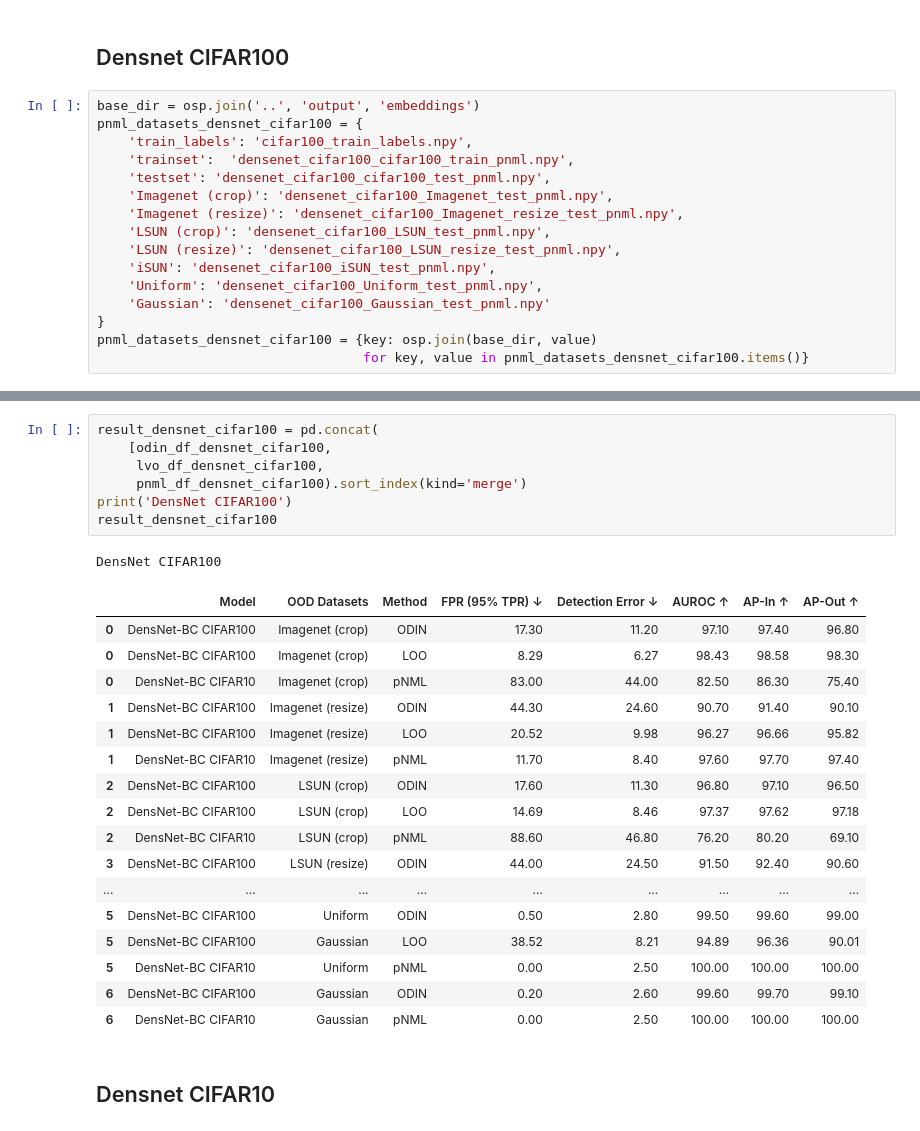
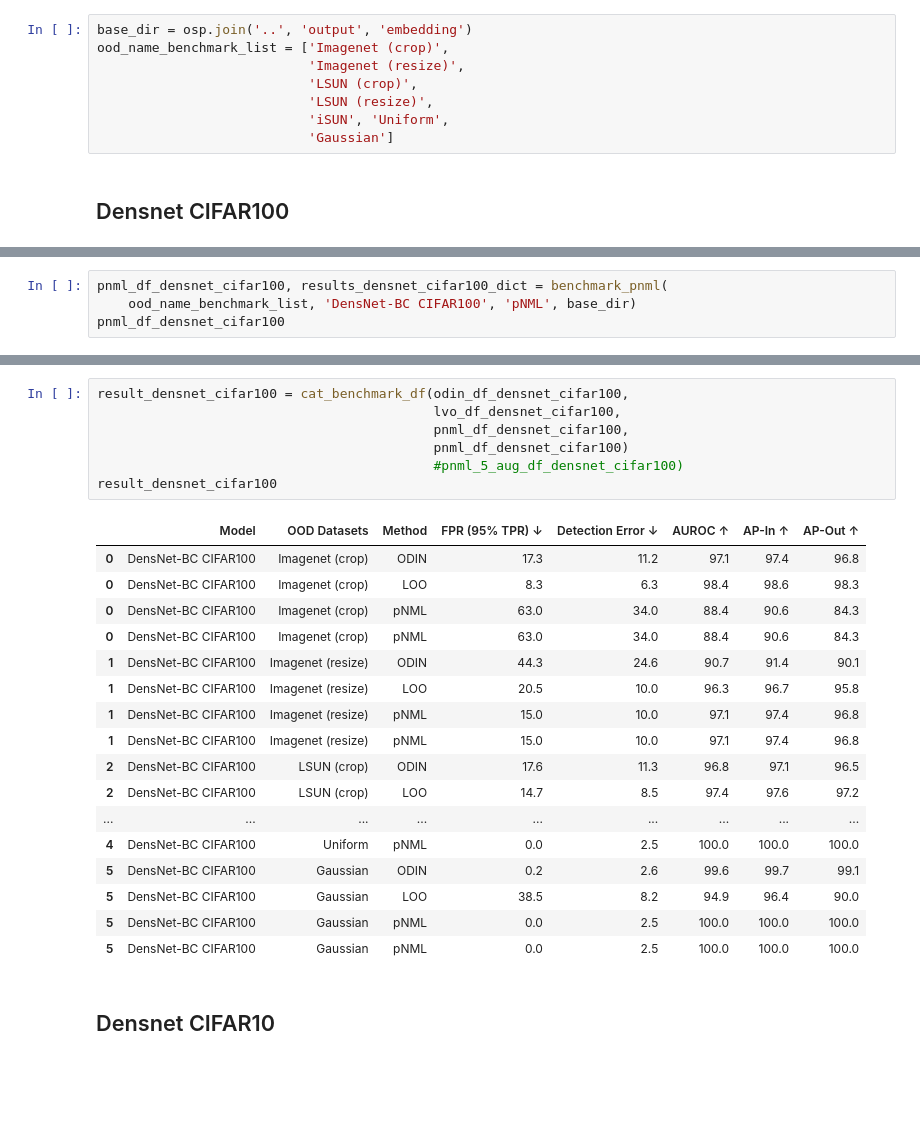
Before and after one commit to kobybibas/pnml_ood_detection, a Jupyter notebook: notebooks/embedding.ipynb, the cells around one changed output, grey strips where cells are left out. Drawn from its saved outputs; the diff is of its cells as text; blank space fills up the shorter version.

Commit message:
both pnml with one class and two classes

```diff
--- a/notebooks/embedding.ipynb
+++ b/notebooks/embedding.ipynb
@@ -22,19 +22,11 @@ from benchmark_utilities import lvo_df_densnet_cifar10, lvo_df_densnet_cifar100,
 plt = single_column_plt_params(plt)
+# %%
+base_dir = osp.join('..', 'output', 'embedding')
+ood_name_benchmark_list = ['Imagenet (crop)',
+                           'Imagenet (resize)',
+                           'LSUN (crop)',
+                           'LSUN (resize)',
+                           'iSUN', 'Uniform',
+                           'Gaussian']
 # %% [markdown]
 ## Densnet CIFAR100
-# %%
-base_dir = osp.join('..', 'output', 'embeddings')
-pnml_datasets_densnet_cifar100 = {
-    'train_labels': 'cifar100_train_labels.npy',
-    'trainset':  'densenet_cifar100_cifar100_train_pnml.npy',
-    'testset': 'densenet_cifar100_cifar100_test_pnml.npy',
-    'Imagenet (crop)': 'densenet_cifar100_Imagenet_test_pnml.npy',
-    'Imagenet (resize)': 'densenet_cifar100_Imagenet_resize_test_pnml.npy',
-    'LSUN (crop)': 'densenet_cifar100_LSUN_test_pnml.npy',
-    'LSUN (resize)': 'densenet_cifar100_LSUN_resize_test_pnml.npy',
-    'iSUN': 'densenet_cifar100_iSUN_test_pnml.npy',
-    'Uniform': 'densenet_cifar100_Uniform_test_pnml.npy',
-    'Gaussian': 'densenet_cifar100_Gaussian_test_pnml.npy'
-}
-pnml_datasets_densnet_cifar100 = {key: osp.join(base_dir, value)
-                                  for key, value in pnml_datasets_densnet_cifar100.items()}
@@ -102,0 +40,4 @@ pNML DensNet CIFAR100
+# %%
+pnml_df_densnet_cifar100, results_densnet_cifar100_dict = benchmark_pnml(
+    ood_name_benchmark_list, 'DensNet-BC CIFAR100', 'pNML', base_dir)
+pnml_df_densnet_cifar100
@@ -103,28 +61,27 @@ pNML DensNet CIFAR100
 # %%
-result_densnet_cifar100 = pd.concat(
-    [odin_df_densnet_cifar100,
-     lvo_df_densnet_cifar100,
-     pnml_df_densnet_cifar100).sort_index(kind='merge')
-print('DensNet CIFAR100')
+result_densnet_cifar100 = cat_benchmark_df(odin_df_densnet_cifar100,
+                                           lvo_df_densnet_cifar100,
+                                           pnml_df_densnet_cifar100,
+                                           pnml_df_densnet_cifar100)
+                                           #pnml_5_aug_df_densnet_cifar100)
 result_densnet_cifar100
 # %% [output]
-DensNet CIFAR100
 |  | Model | OOD Datasets | Method | FPR (95% TPR) ↓ | Detection Error ↓ | AUROC ↑ | AP-In ↑ | AP-Out ↑ |
-| 0 | DensNet-BC CIFAR100 | Imagenet (crop) | ODIN | 17.30 | 11.20 | 97.10 | 97.40 | 96.80 |
-| 0 | DensNet-BC CIFAR100 | Imagenet (crop) | LOO | 8.29 | 6.27 | 98.43 | 98.58 | 98.30 |
-| 0 | DensNet-BC CIFAR10 | Imagenet (crop) | pNML | 83.00 | 44.00 | 82.50 | 86.30 | 75.40 |
-| 1 | DensNet-BC CIFAR100 | Imagenet (resize) | ODIN | 44.30 | 24.60 | 90.70 | 91.40 | 90.10 |
-| 1 | DensNet-BC CIFAR100 | Imagenet (resize) | LOO | 20.52 | 9.98 | 96.27 | 96.66 | 95.82 |
-| 1 | DensNet-BC CIFAR10 | Imagenet (resize) | pNML | 11.70 | 8.40 | 97.60 | 97.70 | 97.40 |
-| 2 | DensNet-BC CIFAR100 | LSUN (crop) | ODIN | 17.60 | 11.30 | 96.80 | 97.10 | 96.50 |
-| 2 | DensNet-BC CIFAR100 | LSUN (crop) | LOO | 14.69 | 8.46 | 97.37 | 97.62 | 97.18 |
-| 2 | DensNet-BC CIFAR10 | LSUN (crop) | pNML | 88.60 | 46.80 | 76.20 | 80.20 | 69.10 |
-| 3 | DensNet-BC CIFAR100 | LSUN (resize) | ODIN | 44.00 | 24.50 | 91.50 | 92.40 | 90.60 |
+| 0 | DensNet-BC CIFAR100 | Imagenet (crop) | ODIN | 17.3 | 11.2 | 97.1 | 97.4 | 96.8 |
+| 0 | DensNet-BC CIFAR100 | Imagenet (crop) | LOO | 8.3 | 6.3 | 98.4 | 98.6 | 98.3 |
+| 0 | DensNet-BC CIFAR100 | Imagenet (crop) | pNML | 63.0 | 34.0 | 88.4 | 90.6 | 84.3 |
+| 0 | DensNet-BC CIFAR100 | Imagenet (crop) | pNML | 63.0 | 34.0 | 88.4 | 90.6 | 84.3 |
+| 1 | DensNet-BC CIFAR100 | Imagenet (resize) | ODIN | 44.3 | 24.6 | 90.7 | 91.4 | 90.1 |
+| 1 | DensNet-BC CIFAR100 | Imagenet (resize) | LOO | 20.5 | 10.0 | 96.3 | 96.7 | 95.8 |
+| 1 | DensNet-BC CIFAR100 | Imagenet (resize) | pNML | 15.0 | 10.0 | 97.1 | 97.4 | 96.8 |
+| 1 | DensNet-BC CIFAR100 | Imagenet (resize) | pNML | 15.0 | 10.0 | 97.1 | 97.4 | 96.8 |
+| 2 | DensNet-BC CIFAR100 | LSUN (crop) | ODIN | 17.6 | 11.3 | 96.8 | 97.1 | 96.5 |
+| 2 | DensNet-BC CIFAR100 | LSUN (crop) | LOO | 14.7 | 8.5 | 97.4 | 97.6 | 97.2 |
 | ... | ... | ... | ... | ... | ... | ... | ... | ... |
-| 5 | DensNet-BC CIFAR100 | Uniform | ODIN | 0.50 | 2.80 | 99.50 | 99.60 | 99.00 |
-| 5 | DensNet-BC CIFAR100 | Gaussian | LOO | 38.52 | 8.21 | 94.89 | 96.36 | 90.01 |
-| 5 | DensNet-BC CIFAR10 | Uniform | pNML | 0.00 | 2.50 | 100.00 | 100.00 | 100.00 |
-| 6 | DensNet-BC CIFAR100 | Gaussian | ODIN | 0.20 | 2.60 | 99.60 | 99.70 | 99.10 |
-| 6 | DensNet-BC CIFAR10 | Gaussian | pNML | 0.00 | 2.50 | 100.00 | 100.00 | 100.00 |
+| 4 | DensNet-BC CIFAR100 | Uniform | pNML | 0.0 | 2.5 | 100.0 | 100.0 | 100.0 |
+| 5 | DensNet-BC CIFAR100 | Gaussian | ODIN | 0.2 | 2.6 | 99.6 | 99.7 | 99.1 |
+| 5 | DensNet-BC CIFAR100 | Gaussian | LOO | 38.5 | 8.2 | 94.9 | 96.4 | 90.0 |
+| 5 | DensNet-BC CIFAR100 | Gaussian | pNML | 0.0 | 2.5 | 100.0 | 100.0 | 100.0 |
+| 5 | DensNet-BC CIFAR100 | Gaussian | pNML | 0.0 | 2.5 | 100.0 | 100.0 | 100.0 |
 # %% [markdown]
 ## Densnet CIFAR10
```
Also changed, not shown: parts of 44 cells of this notebook, 16 other files.
